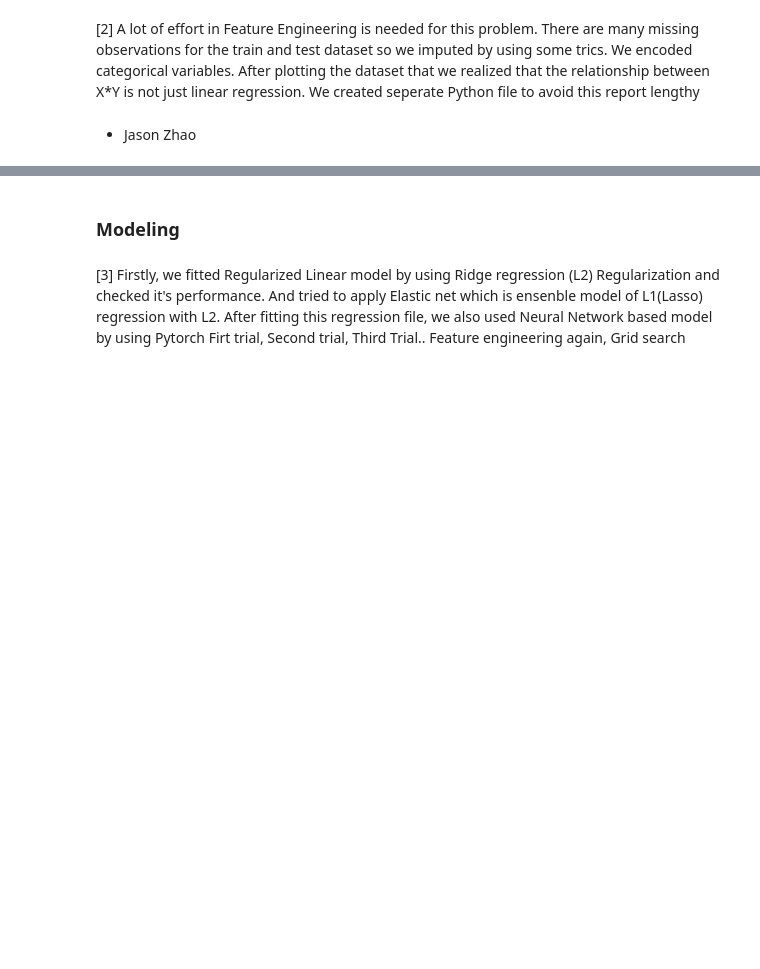
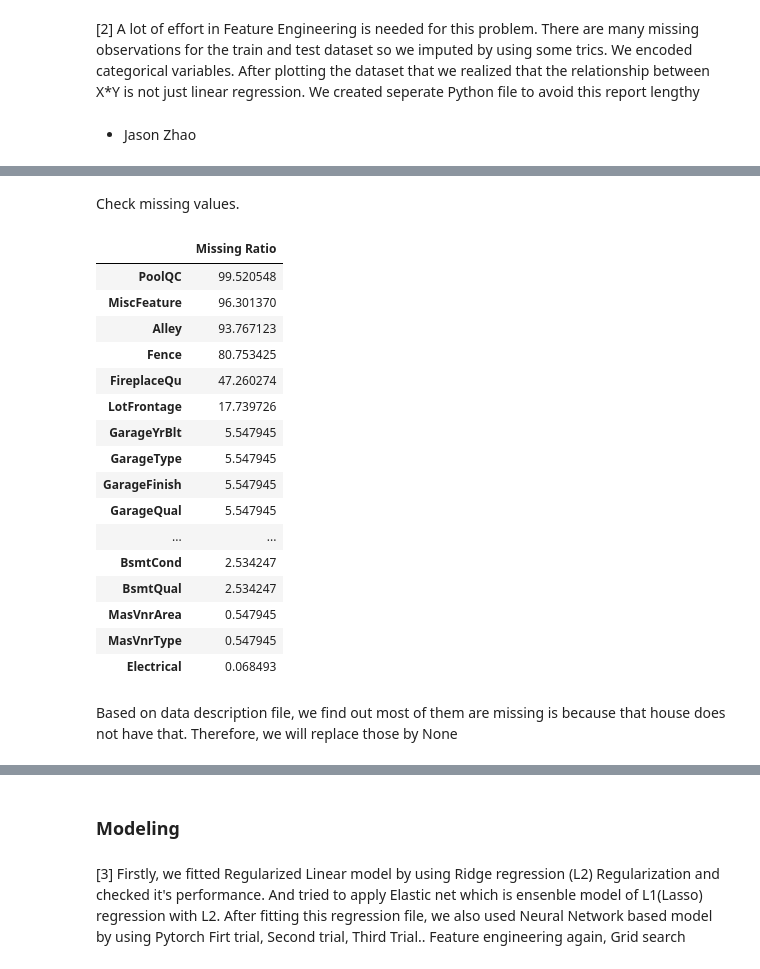
Before and after one commit to Sooyeong/CSE627_project, a Jupyter notebook: Report_ver1.ipynb, the cells around one changed output, grey strips where cells are left out. Saved outputs shown, nothing was run; the diff lists cells and outputs as text; code cells hidden in the pictures; blank space fills up the shorter version.

```diff
--- a/Report_ver1.ipynb
+++ b/Report_ver1.ipynb
@@ -128,0 +145,28 @@ res=stats.probplot(np.log(train['SalePrice']), plot=plt)
+# %% [markdown]
+Check missing values.
+# %%
+# check the missing data rate
+train_data_na = (train_data.isnull().sum() / len(train_data)) * 100
+train_data_na = train_data_na.drop(train_data_na[train_data_na == 0].index).sort_values(ascending=False)
+missing_data = pd.DataFrame({'Missing Ratio' :train_data_na})
+missing_data
+# %% [output]
+|  | Missing Ratio |
+| PoolQC | 99.520548 |
+| MiscFeature | 96.301370 |
+| Alley | 93.767123 |
+| Fence | 80.753425 |
+| FireplaceQu | 47.260274 |
+| LotFrontage | 17.739726 |
+| GarageYrBlt | 5.547945 |
+| GarageType | 5.547945 |
+| GarageFinish | 5.547945 |
+| GarageQual | 5.547945 |
+| ... | ... |
+| BsmtCond | 2.534247 |
+| BsmtQual | 2.534247 |
+| MasVnrArea | 0.547945 |
+| MasVnrType | 0.547945 |
+| Electrical | 0.068493 |
+# %% [markdown]
+Based on data description file, we find out most of them are missing is because that house does not have that. Therefore, we will replace those by None
```
Also changed, not shown: parts of 75 cells of this notebook.
